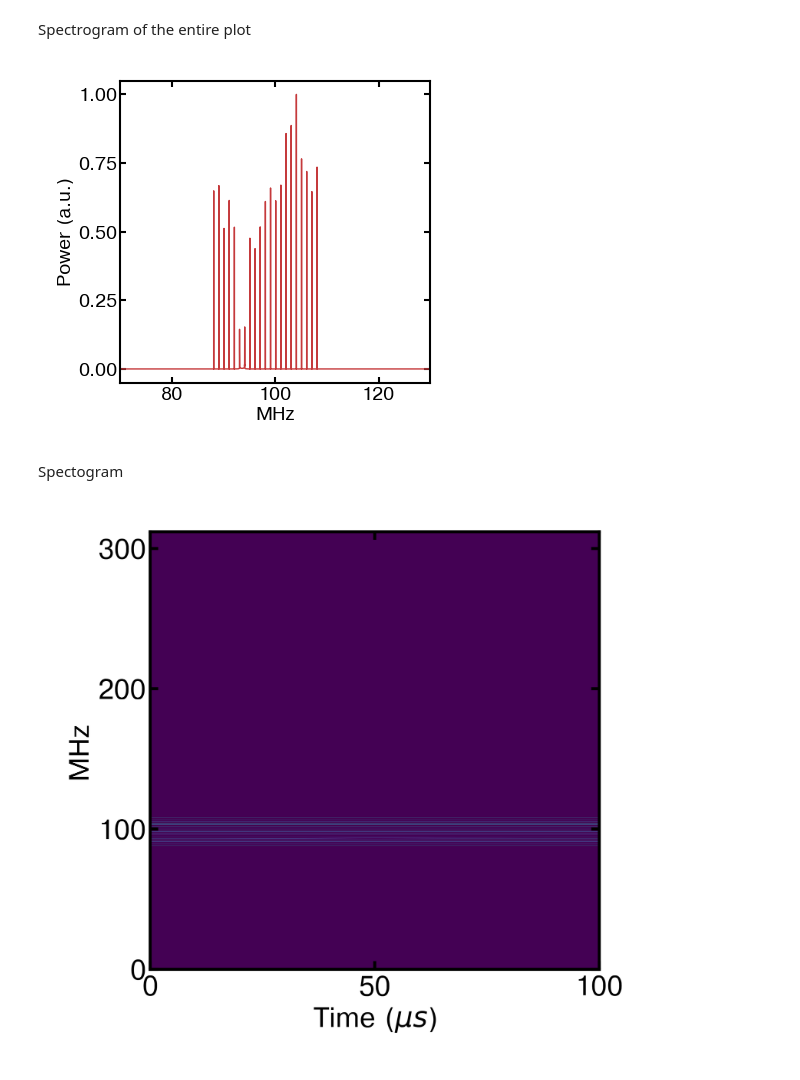
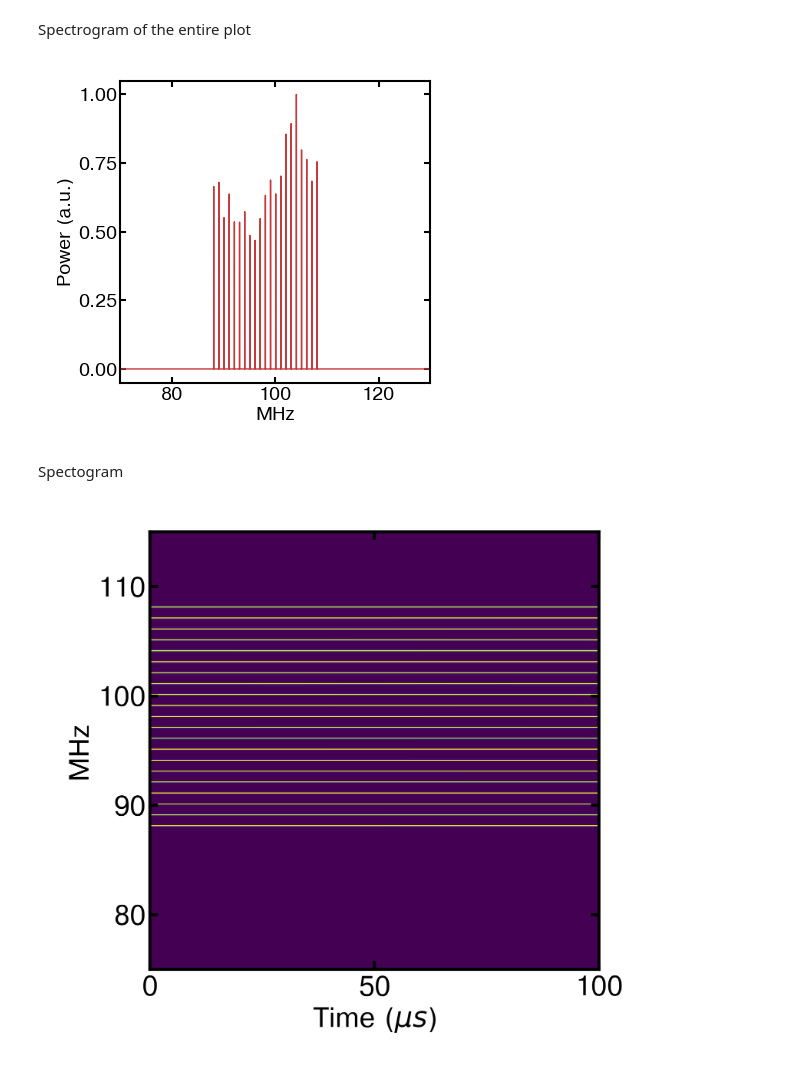
Before and after one commit to TQT-RAAQS/LLRS, a Jupyter notebook: tools/WaveformVisaulizer.ipynb, the cells around one changed output. Cells and saved outputs as stored; diff of their text form; code cells hidden in the pictures.

Commit message:
waveform visualizer update

```diff
--- a/tools/WaveformVisaulizer.ipynb
+++ b/tools/WaveformVisaulizer.ipynb
@@ -6,13 +8,15 @@ from experiment.toolkits.plotting_helper import *
 # %% [markdown]
 Spectrogram of the entire plot
-# %%
-address = "../resources/wfm_txt/result.txt"
-sr = 624e6
-T = 100e-6
-with open(address, "r") as file:
-    line = file.readlines()[0]
-
-nums = np.array([float(n) for n in line.split(",")[:-1]])
+# %%
+output_address = f"{Addresses.llrs_repository}/resources/wfm_csv/result.csv"
+
+command = f"{Addresses.llrs_repository}/bin/modules/waveform-loader/waveform-loader --index 0 --block 21 " + \
+    f"--extent 21 --wft 0  --address_out {output_address}"
+output = os.popen(command).read()
+
+with open(output_address, "r") as file:
+    line = file.readlines()[0]
+    nums = np.array([float(f) for f in line.split(",")])
 # %%
 xvals = np.sort(np.fft.fftfreq(len(nums), d=1/sr))
 yvals = np.abs(np.fft.fftshift(np.fft.fft(nums)))**2
@@ -34,7 +38,7 @@ ax.set_xlim([70, 130])
 
 plt.show()
 # %% [output]
-[figure, old version]
+[figure, new version]
 # %% [markdown]
 Spectogram
 # %%
@@ -49,22 +53,22 @@ for i in range(sections):
 # %%
 fig, ax = getStylishFigureAxes(1, 1, dpi=1000)
 
 ImagePlotter(
     fig,
     ax,
     yvals_section[yvals_section.shape[0]//2:, :],
     False,
     style = {
         "extent": [0, T*1e6, 0, xvals[-1]/1e6],
         "vmin": 0,
         "vmax": 5*1e13
     },
     xlabel = "Time ($\mu s$)",
     ylabel = "MHz"
 ).draw()
-
+ax.set_ylim([75, 115])
 ax.set_aspect('auto')
 
 plt.show()
 # %% [output]
-[figure, old version]
+[figure, new version]
```
Also changed, not shown: parts of 1 cell of this notebook.
